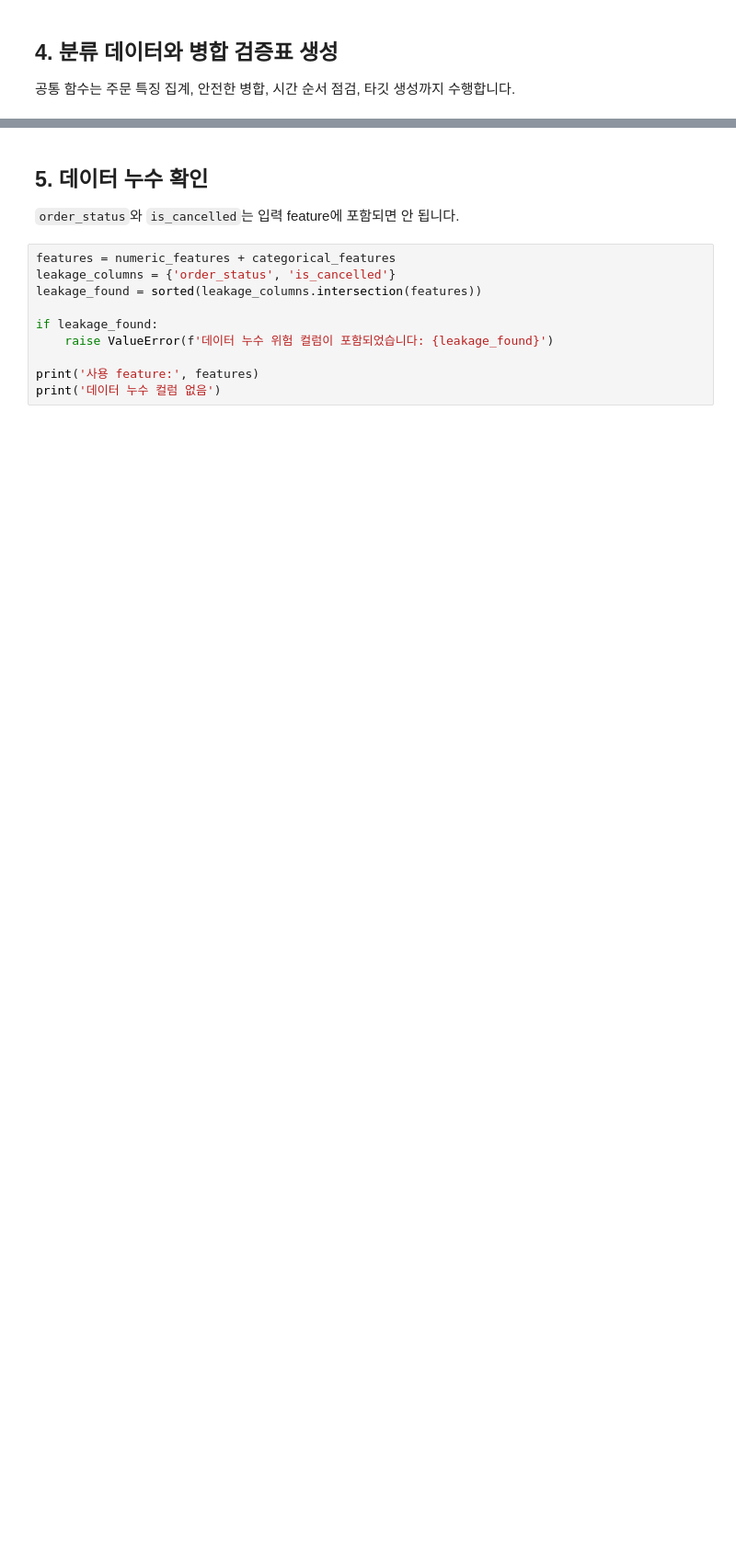
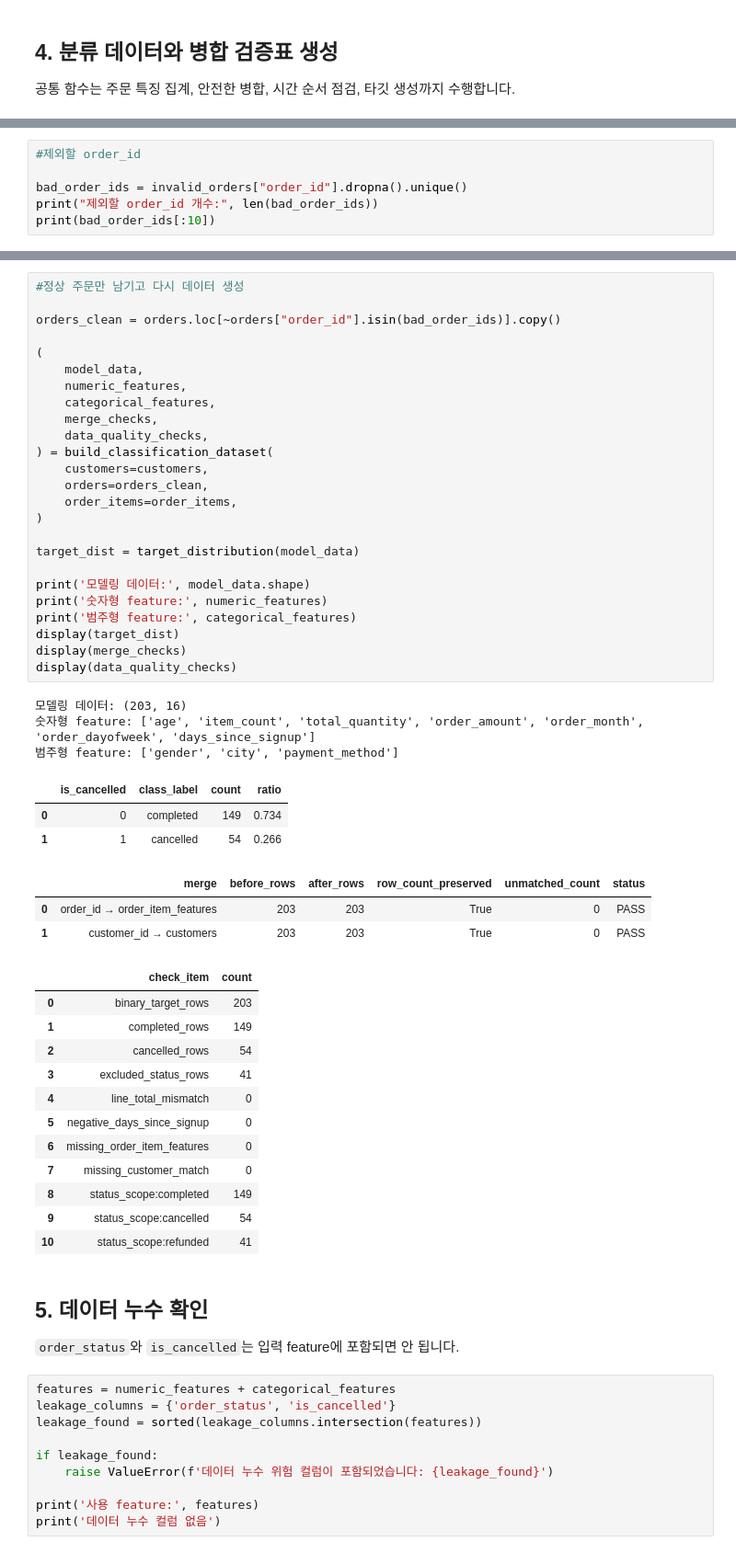
Before and after one commit to Chloe-Hyebin-Kim/llm-data-analysis-course, a Jupyter notebook: practice/chapter10/chapter10.ipynb, the cells around one changed output, grey strips where cells are left out. Shown at 92% size. Drawn from its saved outputs; the diff is of its cells as text; blank space fills up the shorter version.

```diff
--- a/practice/chapter10/chapter10.ipynb
+++ b/practice/chapter10/chapter10.ipynb
@@ -121,0 +310,6 @@ display(data_quality_checks)
+# %%
+#제외할 order_id
+
+bad_order_ids = invalid_orders["order_id"].dropna().unique()
+print("제외할 order_id 개수:", len(bad_order_ids))
+print(bad_order_ids[:10])
@@ -122,3 +319,50 @@ display(data_quality_checks)
+# %%
+#정상 주문만 남기고 다시 데이터 생성
+
+orders_clean = orders.loc[~orders["order_id"].isin(bad_order_ids)].copy()
+
+(
+    model_data,
+    numeric_features,
+    categorical_features,
+    merge_checks,
+    data_quality_checks,
+) = build_classification_dataset(
+    customers=customers,
+    orders=orders_clean,
+    order_items=order_items,
+)
+
+target_dist = target_distribution(model_data)
+
+print('모델링 데이터:', model_data.shape)
+print('숫자형 feature:', numeric_features)
+print('범주형 feature:', categorical_features)
+display(target_dist)
+display(merge_checks)
+display(data_quality_checks)
+# %% [output]
+모델링 데이터: (203, 16)
+숫자형 feature: ['age', 'item_count', 'total_quantity', 'order_amount', 'order_month', 'order_dayofweek', 'days_since_signup']
+범주형 feature: ['gender', 'city', 'payment_method']
+|  | is_cancelled | class_label | count | ratio |
+| 0 | 0 | completed | 149 | 0.734 |
+| 1 | 1 | cancelled | 54 | 0.266 |
+|  | merge | before_rows | after_rows | row_count_preserved | unmatched_count | status |
+| 0 | order_id → order_item_features | 203 | 203 | True | 0 | PASS |
+| 1 | customer_id → customers | 203 | 203 | True | 0 | PASS |
+|  | check_item | count |
+| 0 | binary_target_rows | 203 |
+| 1 | completed_rows | 149 |
+| 2 | cancelled_rows | 54 |
+| 3 | excluded_status_rows | 41 |
+| 4 | line_total_mismatch | 0 |
+| 5 | negative_days_since_signup | 0 |
+| 6 | missing_order_item_features | 0 |
+| 7 | missing_customer_match | 0 |
+| 8 | status_scope:completed | 149 |
+| 9 | status_scope:cancelled | 54 |
+| 10 | status_scope:refunded | 41 |
 # %% [markdown]
 ## 5. 데이터 누수 확인
 
```
Also changed, not shown: parts of 18 cells of this notebook.
